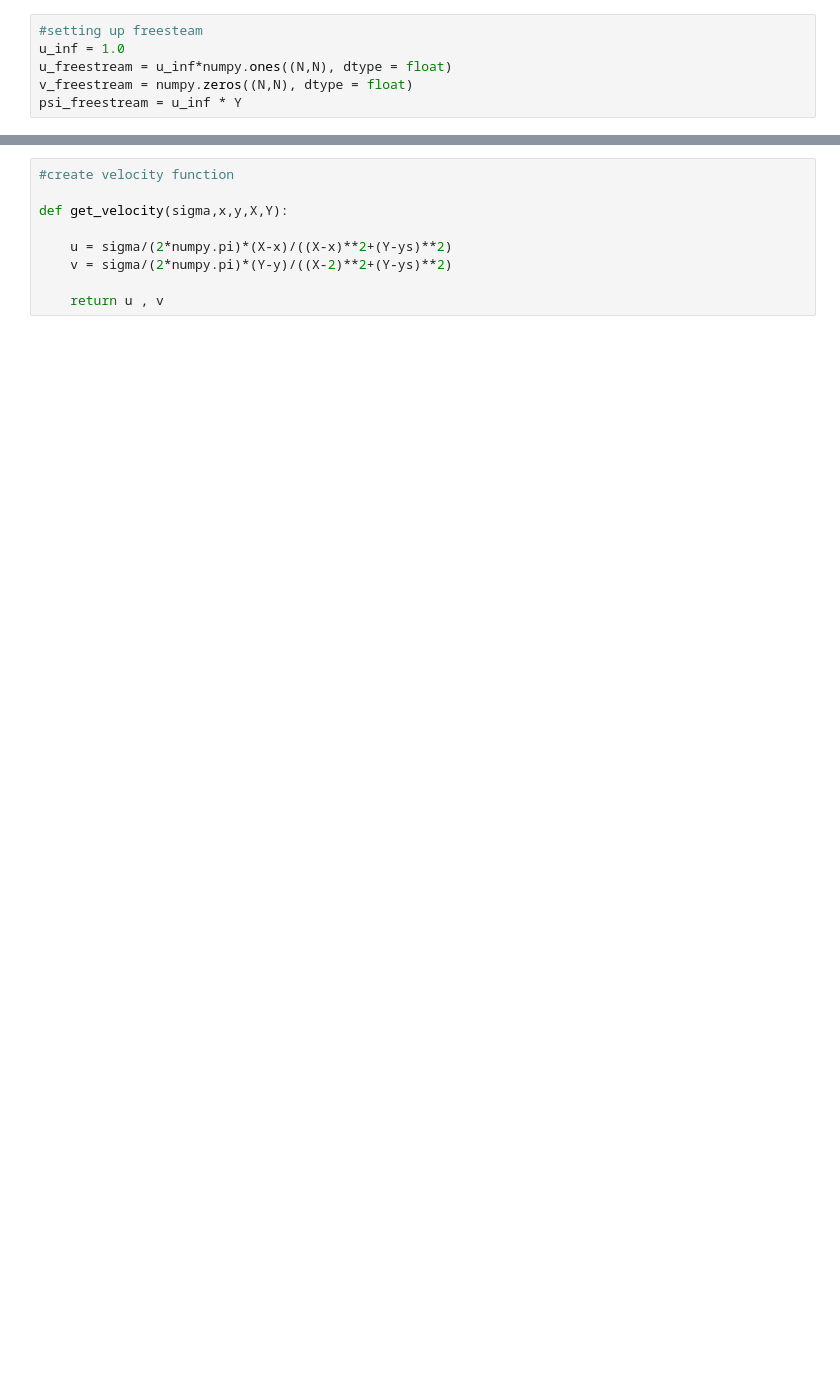
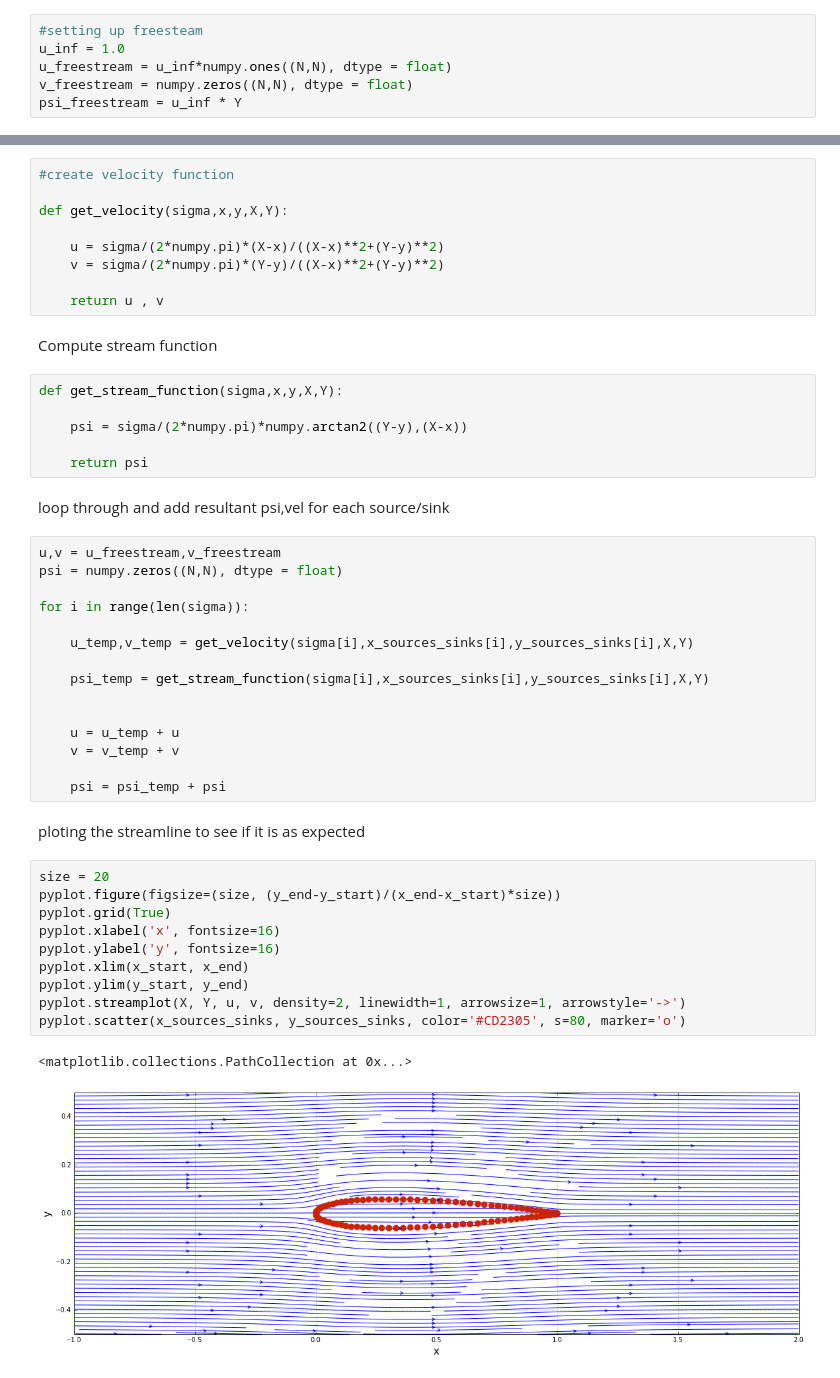
Before and after one commit to Dmphelps89/mae6226, a Jupyter notebook: assignment_01.ipynb, the cells around one changed output, grey strips where cells are left out. Drawn from its saved outputs; the diff is of its cells as text; blank space fills up the shorter version.

```diff
--- a/assignment_01.ipynb
+++ b/assignment_01.ipynb
@@ -38,7 +50,47 @@ psi_freestream = u_inf * Y
 
 def get_velocity(sigma,x,y,X,Y):
 
-    u = sigma/(2*numpy.pi)*(X-x)/((X-x)**2+(Y-ys)**2)
-    v = sigma/(2*numpy.pi)*(Y-y)/((X-2)**2+(Y-ys)**2)
+    u = sigma/(2*numpy.pi)*(X-x)/((X-x)**2+(Y-y)**2)
+    v = sigma/(2*numpy.pi)*(Y-y)/((X-x)**2+(Y-y)**2)
 
     return u , v
+# %% [markdown]
+Compute stream function
+# %%
+def get_stream_function(sigma,x,y,X,Y):
+
+    psi = sigma/(2*numpy.pi)*numpy.arctan2((Y-y),(X-x))
+
+    return psi
+# %% [markdown]
+loop through and add resultant psi,vel for each source/sink
+# %%
+u,v = u_freestream,v_freestream
+psi = numpy.zeros((N,N), dtype = float)
+
+for i in range(len(sigma)):
+
+    u_temp,v_temp = get_velocity(sigma[i],x_sources_sinks[i],y_sources_sinks[i],X,Y)
+
+    psi_temp = get_stream_function(sigma[i],x_sources_sinks[i],y_sources_sinks[i],X,Y)
+
+
+    u = u_temp + u
+    v = v_temp + v
+
+    psi = psi_temp + psi
+# %% [markdown]
+ploting the streamline to see if it is as expected
+# %%
+size = 20
+pyplot.figure(figsize=(size, (y_end-y_start)/(x_end-x_start)*size))
+pyplot.grid(True)
+pyplot.xlabel('x', fontsize=16)
+pyplot.ylabel('y', fontsize=16)
+pyplot.xlim(x_start, x_end)
+pyplot.ylim(y_start, y_end)
+pyplot.streamplot(X, Y, u, v, density=2, linewidth=1, arrowsize=1, arrowstyle='->')
+pyplot.scatter(x_sources_sinks, y_sources_sinks, color='#CD2305', s=80, marker='o')
+# %% [output]
+<matplotlib.collections.PathCollection at 0x...>
+[figure, added]
```
Also changed, not shown: parts of 12 cells of this notebook.
